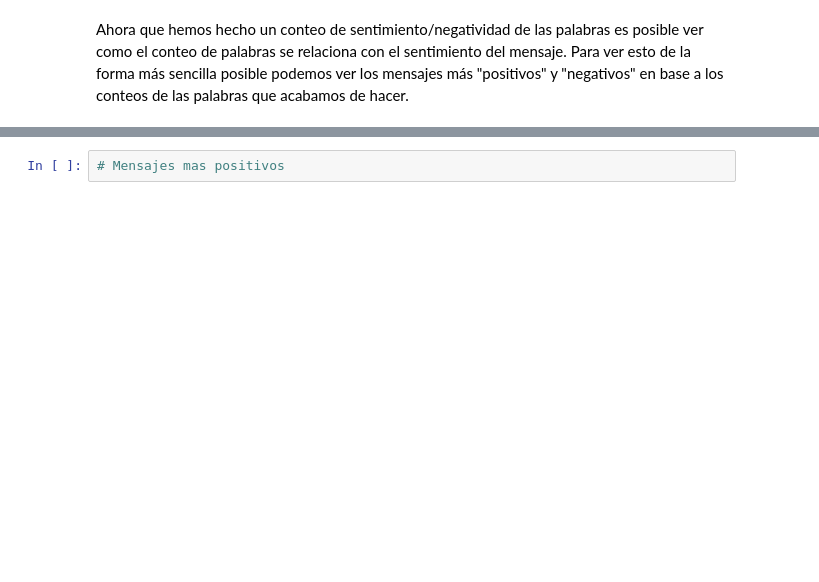
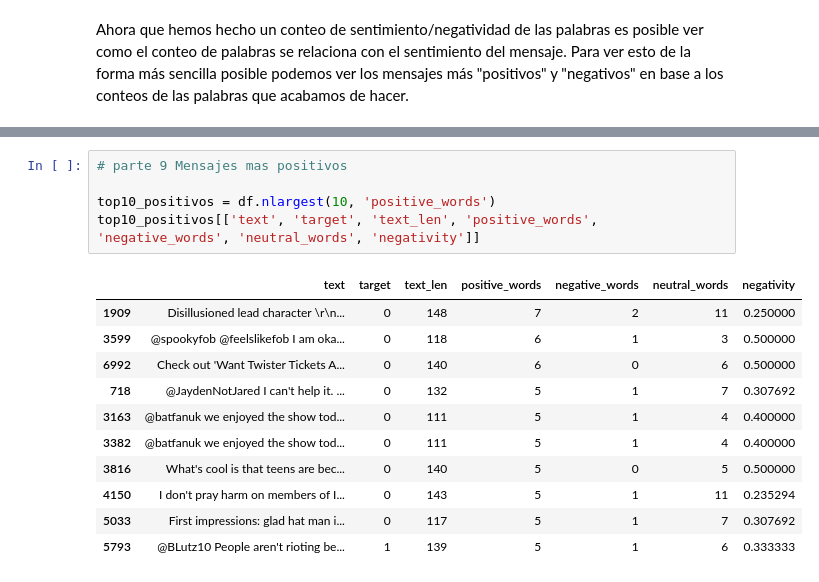
Before and after one commit to wwIrvingww/Lab5_DS, a Jupyter notebook: Tweet_Clasificador.ipynb, the cells around one changed output, grey strips where cells are left out. Drawn from its saved outputs; the diff is of its cells as text; blank space fills up the shorter version.

```diff
--- a/Tweet_Clasificador.ipynb
+++ b/Tweet_Clasificador.ipynb
@@ -1097,2 +1112,17 @@ Ahora que hemos hecho un conteo de sentimiento/negatividad de las palabras es po
 # %%
-# Mensajes mas positivos
+# parte 9 Mensajes mas positivos
+
+top10_positivos = df.nlargest(10, 'positive_words')
+top10_positivos[['text', 'target', 'text_len', 'positive_words', 'negative_words', 'neutral_words', 'negativity']]
+# %% [output]
+|  | text | target | text_len | positive_words | negative_words | neutral_words | negativity |
+| 1909 | Disillusioned lead character \r\n... | 0 | 148 | 7 | 2 | 11 | 0.250000 |
+| 3599 | @spookyfob @feelslikefob I am oka... | 0 | 118 | 6 | 1 | 3 | 0.500000 |
+| 6992 | Check out 'Want Twister Tickets A... | 0 | 140 | 6 | 0 | 6 | 0.500000 |
+| 718 | @JaydenNotJared I can't help it. ... | 0 | 132 | 5 | 1 | 7 | 0.307692 |
+| 3163 | @batfanuk we enjoyed the show tod... | 0 | 111 | 5 | 1 | 4 | 0.400000 |
+| 3382 | @batfanuk we enjoyed the show tod... | 0 | 111 | 5 | 1 | 4 | 0.400000 |
+| 3816 | What's cool is that teens are bec... | 0 | 140 | 5 | 0 | 5 | 0.500000 |
+| 4150 | I don't pray harm on members of I... | 0 | 143 | 5 | 1 | 11 | 0.235294 |
+| 5033 | First impressions: glad hat man i... | 0 | 117 | 5 | 1 | 7 | 0.307692 |
+| 5793 | @BLutz10 People aren't rioting be... | 1 | 139 | 5 | 1 | 6 | 0.333333 |
```
Also changed, not shown: parts of 3 cells of this notebook.
